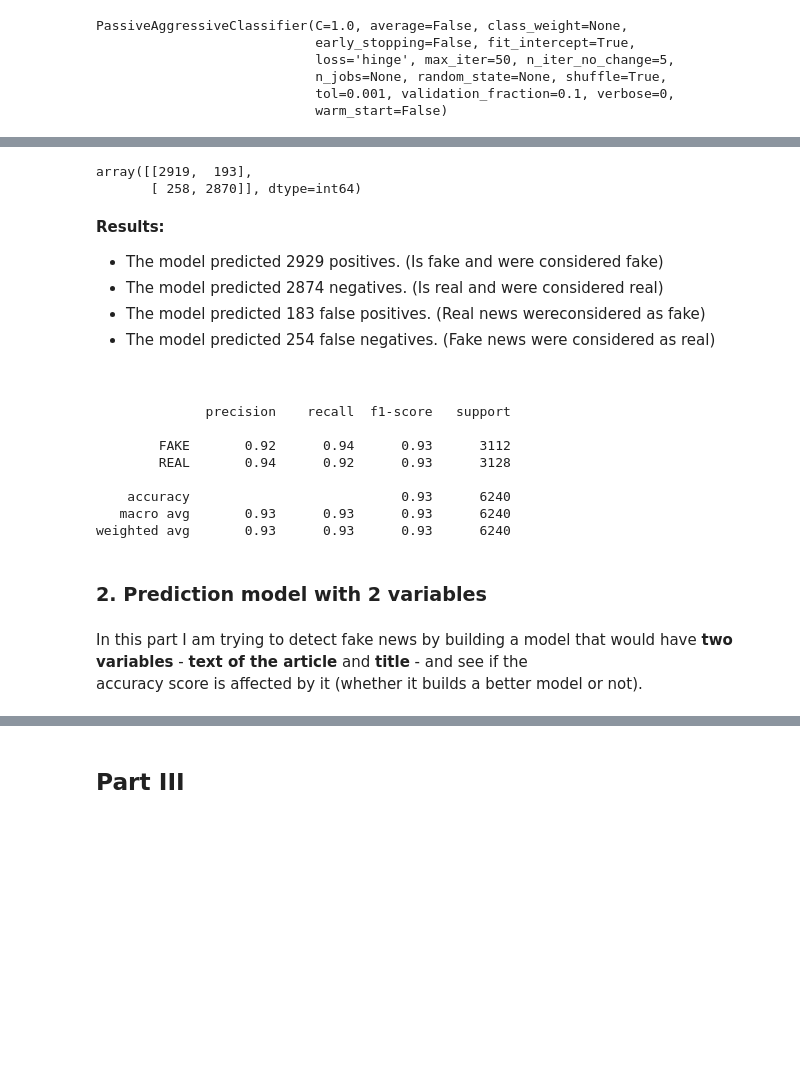
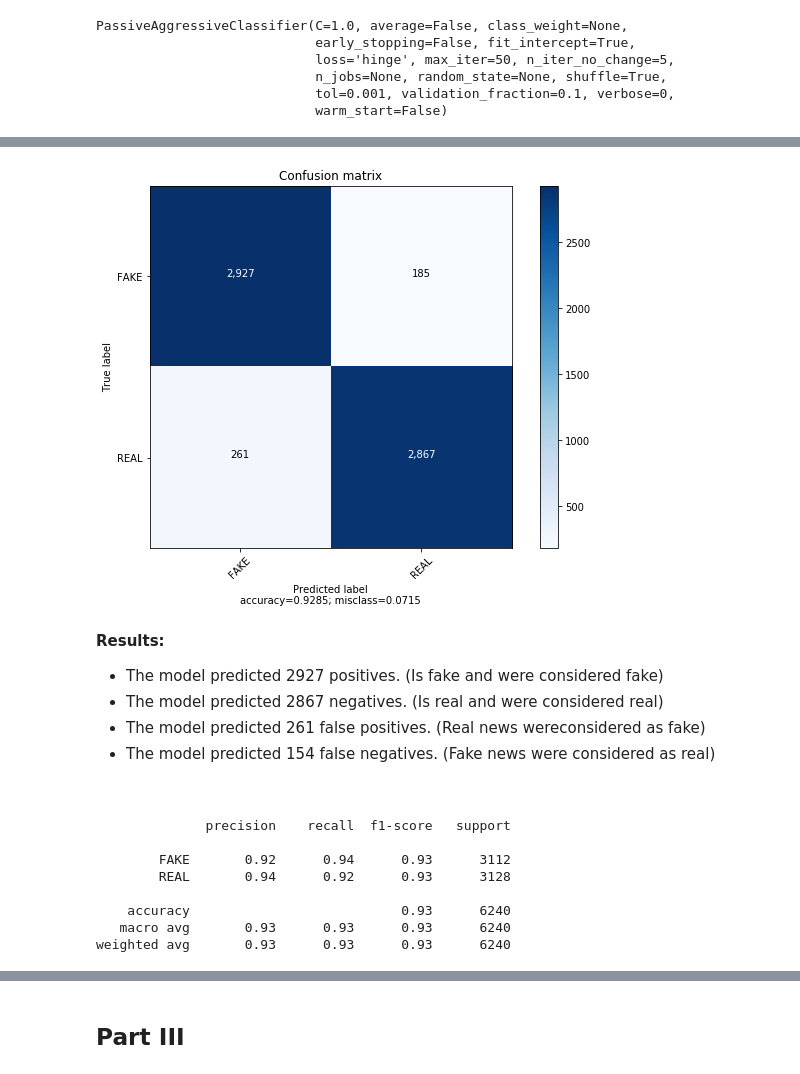
Before and after one commit to LisannaL/Prog-Final-Project, a Jupyter notebook: finalProject.ipynb, the cells around one changed output, grey strips where cells are left out. Saved outputs shown, nothing was run; the diff lists cells and outputs as text; code cells hidden in the pictures; blank space fills up the shorter version.

```diff
--- a/finalProject.ipynb
+++ b/finalProject.ipynb
@@ -219,14 +275,15 @@ Accuracy: 92.772%
 # %%
-confusion_matrix(y_test_title, y_pred_title, labels = ['FAKE', 'REAL'])
+cm_2 = confusion_matrix(y_test_title, y_pred_title, labels = ['FAKE', 'REAL'])
-# %% [output]
-array([[2919,  193],
-       [ 258, 2870]], dtype=int64)
+# %%
+plot_confusion_matrix(cm_2, target_names=['FAKE','REAL'])
+# %% [output]
+[figure, added]
 # %% [markdown]
 __Results:__
-* The model predicted 2929 positives. (Is fake and were considered fake)
-* The model predicted 2874 negatives. (Is real and were considered real)
-* The model predicted 183 false positives. (Real news wereconsidered as fake)
-* The model predicted 254 false negatives. (Fake news were considered as real)
+* The model predicted 2927 positives. (Is fake and were considered fake)
+* The model predicted 2867 negatives. (Is real and were considered real)
+* The model predicted 261 false positives. (Real news wereconsidered as fake)
+* The model predicted 154 false negatives. (Fake news were considered as real)
 <br>
 # %%
 print(metrics.classification_report(y_test_title, y_pred_title, labels = ['FAKE', 'REAL']))
@@ -239,7 +296,3 @@ print(metrics.classification_report(y_test_title, y_pred_title, labels = ['FAKE'
     accuracy                           0.93      6240
    macro avg       0.93      0.93      0.93      6240
 weighted avg       0.93      0.93      0.93      6240
-# %% [markdown]
-### 2. Prediction model with 2 variables
-# %% [markdown]
-In this part I am trying to detect fake news by building a model that would have __two variables__ - __text of the article__ and __title__ - and see if the <br> accuracy score is affected by it (whether it builds a better model or not).
```
Also changed, not shown: parts of 25 cells of this notebook.
